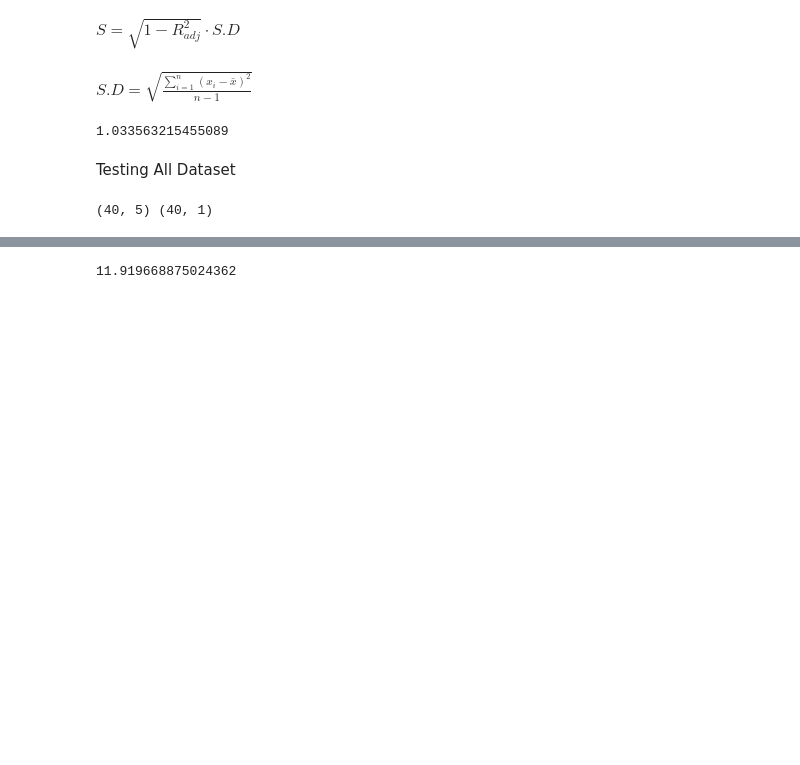
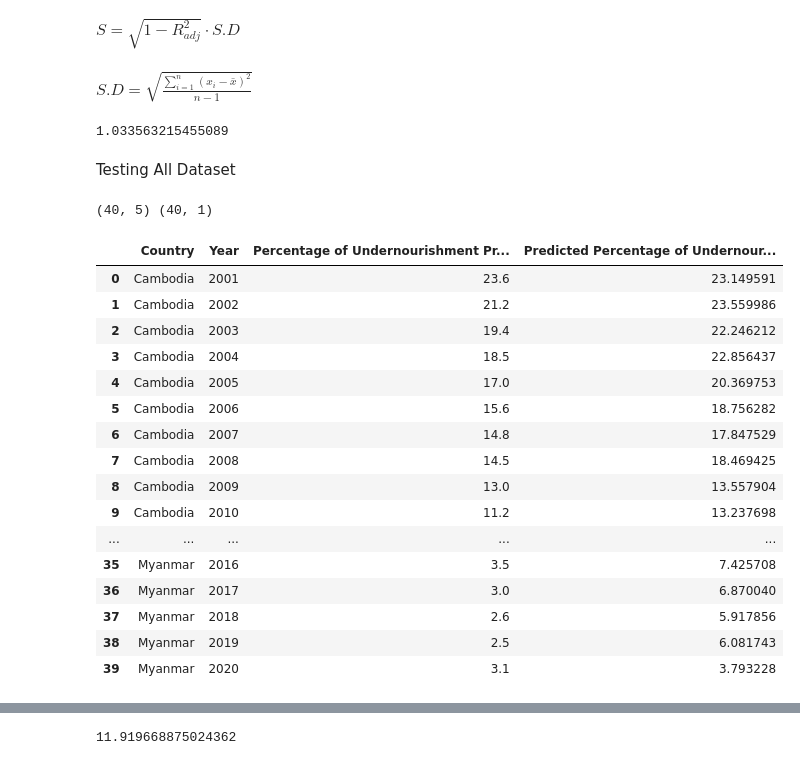
Before and after one commit to verneylmavt/regression-food_security-py, a Jupyter notebook: 2D_Cambodia-Myanmar_Improved-Ver..ipynb, the cells around one changed output, grey strips where cells are left out. Cells and saved outputs as stored; diff of their text form; code cells hidden in the pictures; blank space fills up the shorter version.

```diff
--- a/2D_Cambodia-Myanmar_Improved-Ver..ipynb
+++ b/2D_Cambodia-Myanmar_Improved-Ver..ipynb
@@ -511,3 +511,30 @@ iterations_all = 1500
 beta_multiple_all = np.zeros(((X_all.shape[1]), 1))
 beta_multiple_all, J_multiple_all = gradient_descent(X_all, target_all, beta_multiple_all, alpha_all, iterations_all)
 pred_all = predict(df_features_all, beta_multiple_all)
+# %%
+# Comparing Real Value of All Dataset vs Predicted Value of All Dataset
+df_compare_target_predict_all = df.loc[:, ["Country", "Year", "Percentage of Undernourishment Prevalence (3-Year Average)"]]
+df_compare_target_predict_all["Predicted Percentage of Undernourishment Prevalence (3-Year Average)"] = pred_all.copy()
+display(df_compare_target_predict_all)
+df_compare_target_predict_all["Features"] = (np.linspace(1, len(df_compare_target_predict_all), num=len(df_compare_target_predict_all))).astype(int)
+
+max_val_target_predict_all = df_compare_target_predict_all.loc[:, ["Percentage of Undernourishment Prevalence (3-Year Average)", "Predicted Percentage of Undernourishment Prevalence (3-Year Average)"]].max(axis=0)
+max_val_target_predict_all = max(max_val_target_predict_all.tolist())
+# %% [output]
+|  | Country | Year | Percentage of Undernourishment Pr... | Predicted Percentage of Undernour... |
+| 0 | Cambodia | 2001 | 23.6 | 23.149591 |
+| 1 | Cambodia | 2002 | 21.2 | 23.559986 |
+| 2 | Cambodia | 2003 | 19.4 | 22.246212 |
+| 3 | Cambodia | 2004 | 18.5 | 22.856437 |
+| 4 | Cambodia | 2005 | 17.0 | 20.369753 |
+| 5 | Cambodia | 2006 | 15.6 | 18.756282 |
+| 6 | Cambodia | 2007 | 14.8 | 17.847529 |
+| 7 | Cambodia | 2008 | 14.5 | 18.469425 |
+| 8 | Cambodia | 2009 | 13.0 | 13.557904 |
+| 9 | Cambodia | 2010 | 11.2 | 13.237698 |
+| ... | ... | ... | ... | ... |
+| 35 | Myanmar | 2016 | 3.5 | 7.425708 |
+| 36 | Myanmar | 2017 | 3.0 | 6.870040 |
+| 37 | Myanmar | 2018 | 2.6 | 5.917856 |
+| 38 | Myanmar | 2019 | 2.5 | 6.081743 |
+| 39 | Myanmar | 2020 | 3.1 | 3.793228 |
```
Also changed, not shown: parts of 5 cells of this notebook.
